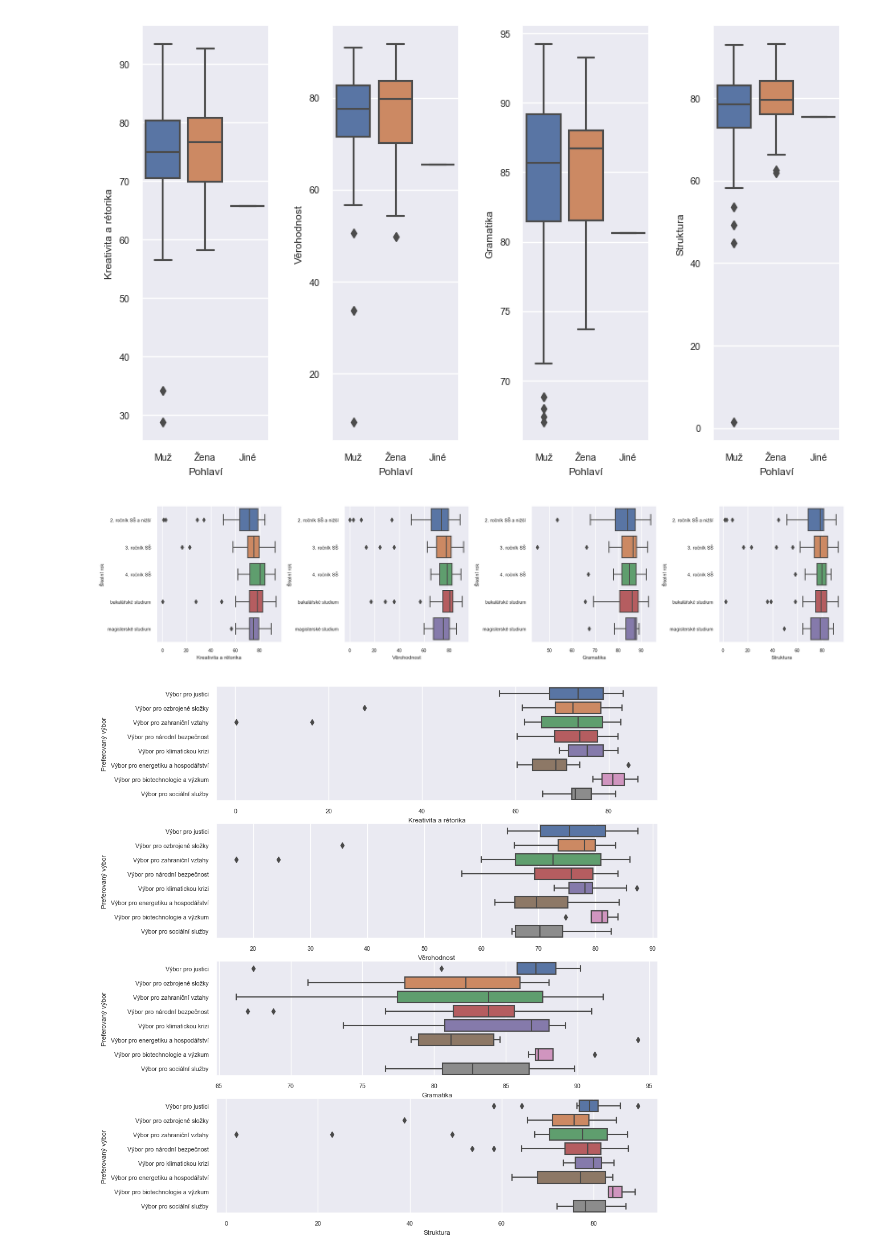
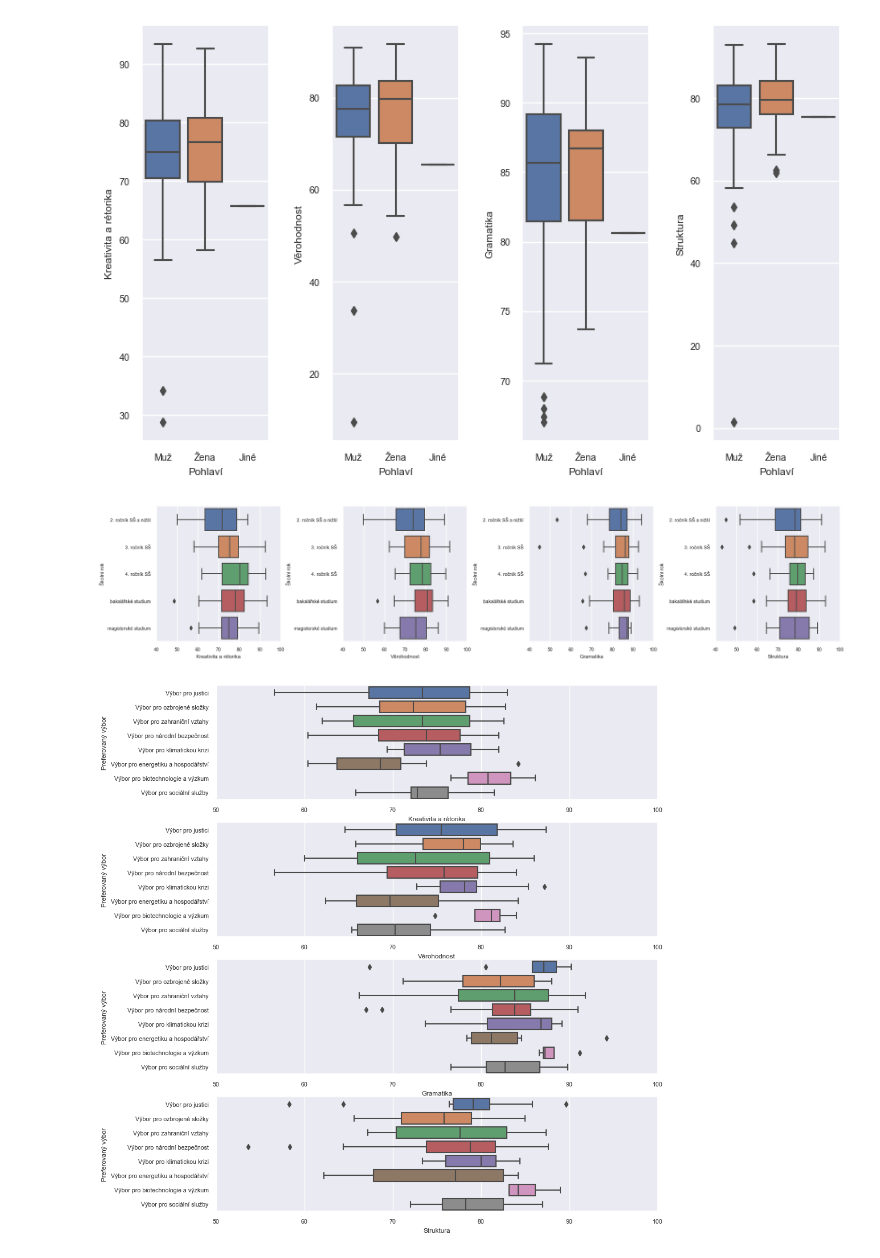
Before and after one commit to Neathac/Amkon-analysis, a Jupyter notebook: 2023_analysis.ipynb, the cells around one changed output. Cells and saved outputs as stored; diff of their text form; code cells hidden in the pictures.

```diff
--- a/2023_analysis.ipynb
+++ b/2023_analysis.ipynb
@@ -23,10 +23,14 @@ def removeAdminsAndOrgs(d: pd.DataFrame) -> pd.DataFrame:
 def constructRegistrationsWithUserFields(users: pd.DataFrame, registrations: pd.DataFrame) -> pd.DataFrame:
     amendedRegistrations = registrations
     amendedRegistrations['Pohlaví'] = 'Jiné'
+    amendedRegistrations['Účasti simulací'] = 0
+    amendedRegistrations['Přístupová práva'] = np.nan
     for reg in amendedRegistrations.index:
         currentItem = amendedRegistrations.loc[reg]
         correspondingUser = users.loc[users['Id'] == currentItem['Id']].iloc[0]
         amendedRegistrations.at[reg, 'Pohlaví'] = correspondingUser['Pohlaví']
+        amendedRegistrations.at[reg, 'Přístupová práva'] = correspondingUser['Přístupová práva']
+        amendedRegistrations.at[reg, 'Účasti simulací'] = currentItem['Počet účastí jiných simulací'] + currentItem['Počet předchozích účastí']
     return amendedRegistrations
 # %%
 def constructTransactionsWithUserAndRegFields(users: pd.DataFrame, registrations: pd.DataFrame, transactions: pd.DataFrame) -> pd.DataFrame:
@@ -380,23 +496,31 @@ plt.show()
 [figure]
 # %%
 fig, ax = plt.subplots(1, 4, figsize=(20, 4))
-sns.boxplot(data=pairedRegs, y="Školní rok", x="Kreativita a rétorika", ax=ax[0], orient="h", order=schoolVals)
-sns.boxplot(data=pairedRegs, y="Školní rok", x="Věrohodnost", ax=ax[1], orient="h", order=schoolVals)
-sns.boxplot(data=pairedRegs, y="Školní rok", x="Gramatika", ax=ax[2], orient="h", order=schoolVals)
-sns.boxplot(data=pairedRegs, y="Školní rok", x="Struktura", ax=ax[3], orient="h", order=schoolVals)
+p = sns.boxplot(data=pairedRegs, y="Školní rok", x="Kreativita a rétorika", ax=ax[0], orient="h", order=schoolVals)
+p.set(xlim = (40, 100))
+p = sns.boxplot(data=pairedRegs, y="Školní rok", x="Věrohodnost", ax=ax[1], orient="h", order=schoolVals)
+p.set(xlim = (40, 100))
+p = sns.boxplot(data=pairedRegs, y="Školní rok", x="Gramatika", ax=ax[2], orient="h", order=schoolVals)
+p.set(xlim = (40, 100))
+p = sns.boxplot(data=pairedRegs, y="Školní rok", x="Struktura", ax=ax[3], orient="h", order=schoolVals)
+p.set(xlim = (40, 100))
 plt.subplots_adjust(wspace=0.5)
 plt.show()
 # %% [output]
-[figure, old version]
+[figure, new version]
 # %%
 fig, ax = plt.subplots(4, 1, figsize=(10, 12))
-sns.boxplot(data=pairedRegs, y="Preferovaný výbor", x="Kreativita a rétorika", ax=ax[0], orient="h")
-sns.boxplot(data=pairedRegs, y="Preferovaný výbor", x="Věrohodnost", ax=ax[1], orient="h")
-sns.boxplot(data=pairedRegs, y="Preferovaný výbor", x="Gramatika", ax=ax[2], orient="h")
-sns.boxplot(data=pairedRegs, y="Preferovaný výbor", x="Struktura", ax=ax[3], orient="h")
+p = sns.boxplot(data=pairedRegs, y="Preferovaný výbor", x="Kreativita a rétorika", ax=ax[0], orient="h")
+p.set(xlim = (50, 100))
+p = sns.boxplot(data=pairedRegs, y="Preferovaný výbor", x="Věrohodnost", ax=ax[1], orient="h")
+p.set(xlim = (50, 100))
+p = sns.boxplot(data=pairedRegs, y="Preferovaný výbor", x="Gramatika", ax=ax[2], orient="h")
+p.set(xlim = (50, 100))
+p = sns.boxplot(data=pairedRegs, y="Preferovaný výbor", x="Struktura", ax=ax[3], orient="h")
 plt.subplots_adjust(wspace=0.5)
+p.set(xlim = (50, 100))
 plt.show()
 # %% [output]
-[figure, old version]
+[figure, new version]
 # %%
 fig, ax = plt.subplots(1, 4, figsize=(10, 6))
```
Also changed, not shown: parts of 48 cells of this notebook.
